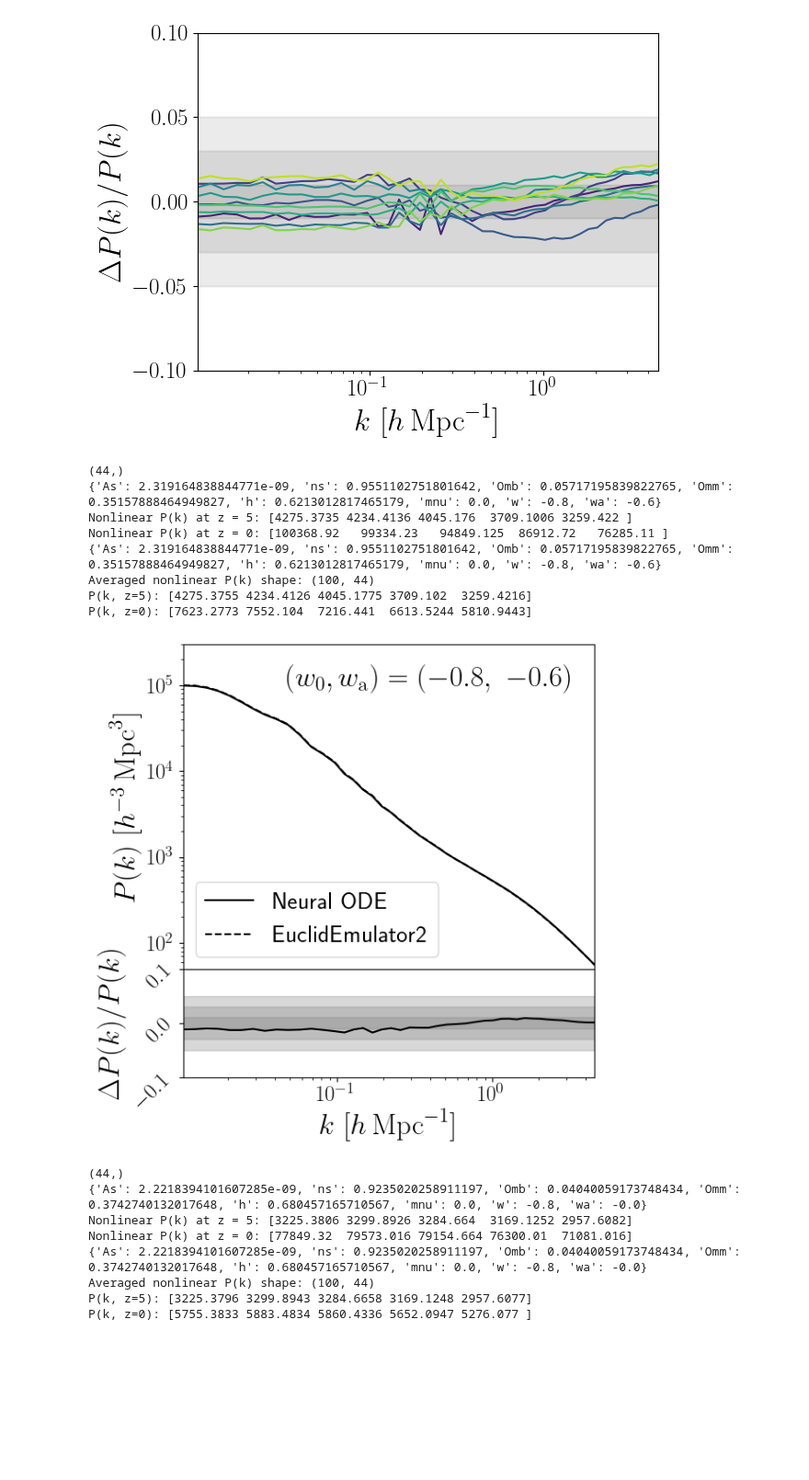
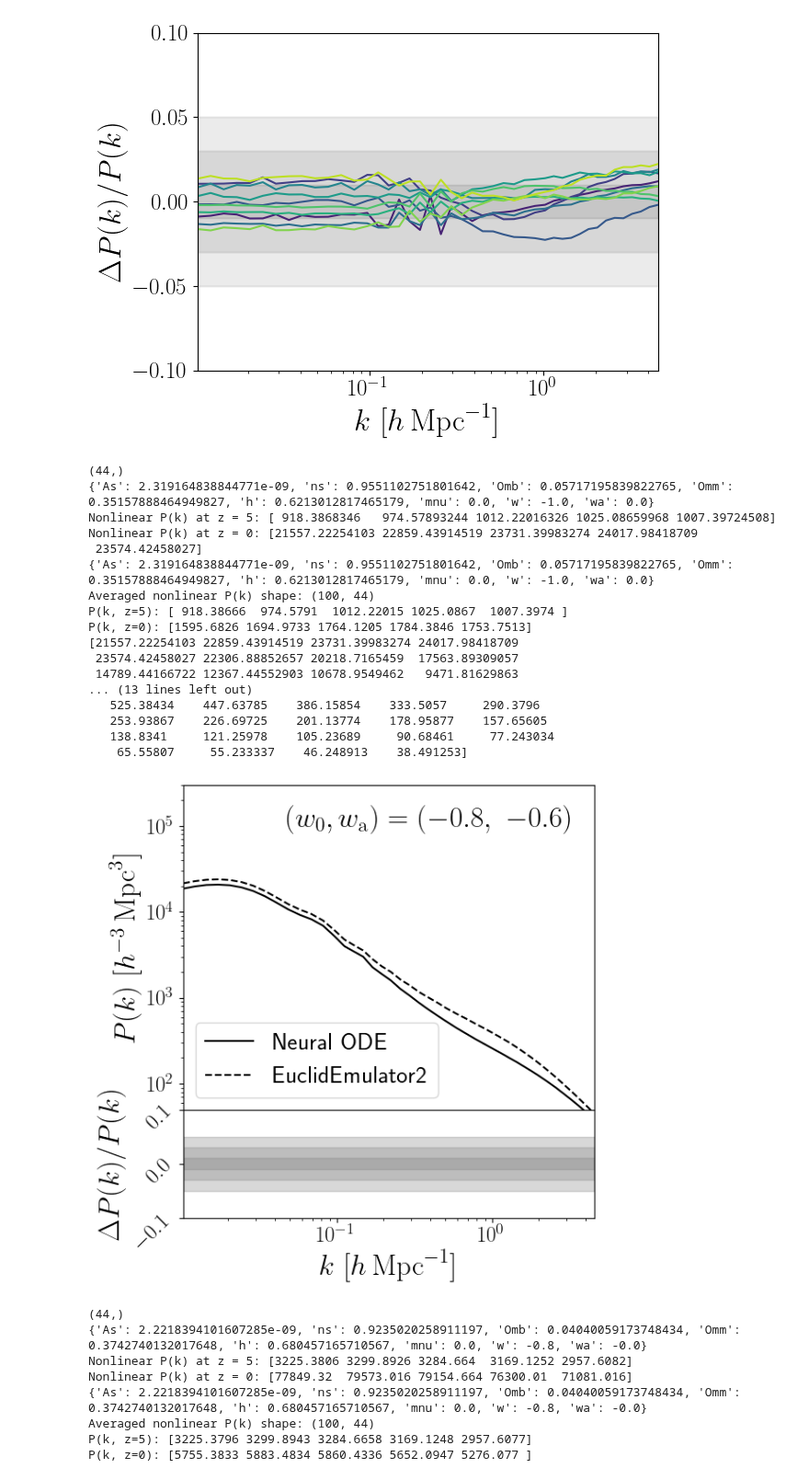
Before and after one commit to pltaylor16/odd_emu, a Jupyter notebook: new_approach_2/results.ipynb, the cells around one changed output. Shown at 92% size. Cells and saved outputs as stored; diff of their text form; code cells hidden in the pictures; blank space fills up the shorter version.

Commit message:
starting to add in camb

```diff
--- a/new_approach_2/results.ipynb
+++ b/new_approach_2/results.ipynb
@@ -496,12 +496,14 @@ P(k, z=5): [4546.61   4501.765  4299.2456 3940.486  3460.5513]
 P(k, z=0): [8096.7485 8017.5737 7656.8096 7012.6924 6158.3364]
 [figure]
 # %%
+# this is the one I am having trouble with. Need to figure out what is going on with camb
 import numpy as np
 from cosmopower_jax.cosmopower_jax import CosmoPowerJAX
 import euclidemu2 as ee2
 import os
 os.environ['MPLCONFIGDIR'] = os.getcwd() + "/configs/"
 from matplotlib import pyplot as plt
+import camb
 
 for seed in [42]:
 
@@ -525,8 +527,8 @@ for seed in [42]:
     Omm = rng.uniform(0.24, 0.40)
     h = rng.uniform(0.61, 0.73)
     mnu = 0.0
-    w = -0.8
-    wa = -0.6
+    w = -1.0
+    wa = 0.
 
     cosmo_dict = {
         'As': As, 'ns': ns, 'Omb': Omb, 'Omm': Omm, 'h': h,
@@ -543,8 +545,22 @@ for seed in [42]:
 
 
     def get_nonlinear_pk(z):
-        inp = np.array([omega_b, omega_cdm, h, ns, ln_10_A_s, z], dtype=np.float32)
-        pk_lin = emulator.predict(inp)[k_idx]
+        Om_c = cosmo_dict["Omm"] - cosmo_dict["Omb"]
+        H0 = cosmo_dict["h"] * 100
+        pars = camb.CAMBparams()
+        pars.set_cosmology(
+            H0=H0,
+            ombh2=cosmo_dict["Omb"] * cosmo_dict["h"]**2,
+            omch2=Om_c * cosmo_dict["h"]**2,
+            mnu=cosmo_dict["mnu"],
+        )
+        pars.set_dark_energy(w=cosmo_dict["w"], wa=cosmo_dict["wa"] ,dark_energy_model='ppf')
+        pars.InitPower.set_params(As=cosmo_dict["As"], ns=cosmo_dict["ns"])
+        pars.set_matter_power(redshifts=[z], kmax=k.max())
+        results = camb.get_results(pars)
+        PK = results.get_matter_power_interpolator(nonlinear=False, hubble_units=True, k_hunit=True)
+        pk_lin = PK.P(z, k)
+
         _, boost = ee2.get_boost(cosmo_dict, np.array([z]), k)
         pk_nl = pk_lin * boost[0]
         return pk_nl
@@ -582,7 +598,7 @@ for seed in [42]:
     Omm = rng.uniform(0.24, 0.40)
     h = rng.uniform(0.61, 0.73)
 
-    cosmo_dict = {'As': As, 'ns': ns, 'Omb': Omb, 'Omm': Omm, 'h': h, 'mnu': 0.0, 'w': -0.8, 'wa': -0.6}
+    cosmo_dict = {'As': As, 'ns': ns, 'Omb': Omb, 'Omm': Omm, 'h': h, 'mnu': 0.0, 'w': w, 'wa': wa}
     print(cosmo_dict)
     omega_b = Omb * h**2
     omega_cdm = (Omm - Omb) * h**2
@@ -590,8 +606,21 @@ for seed in [42]:
 
     # --- Get nonlinear logP(k,z) ---
     def get_nl_logpk(z):
-        inp = np.array([omega_b, omega_cdm, h, ns, ln_10_A_s, z], dtype=np.float32)
-        pk_lin = emulator.predict(inp)[k_idx]
+        Om_c = cosmo_dict["Omm"] - cosmo_dict["Omb"]
+        H0 = cosmo_dict["h"] * 100
+        pars = camb.CAMBparams()
+        pars.set_cosmology(
+            H0=H0,
+            ombh2=cosmo_dict["Omb"] * cosmo_dict["h"]**2,
+            omch2=Om_c * cosmo_dict["h"]**2,
+            mnu=cosmo_dict["mnu"],
+        )
+        pars.set_dark_energy(w=cosmo_dict["w"], wa=cosmo_dict["wa"], dark_energy_model='ppf')
+        pars.InitPower.set_params(As=cosmo_dict["As"], ns=cosmo_dict["ns"])
+        pars.set_matter_power(redshifts=[z], kmax=k.max())
+        results = camb.get_results(pars)
+        PK = results.get_matter_power_interpolator(nonlinear=False, hubble_units=True, k_hunit=True)
+        pk_lin = PK.P(z, k)
         _, boost = ee2.get_boost(cosmo_dict, np.array([z]), k)
         pk_nl = pk_lin * boost[0]
         return jnp.log(pk_nl.astype(jnp.float32))
@@ -601,7 +630,9 @@ for seed in [42]:
 
     def Hz_func(z):
         a = 1.0 / (1.0 + z)
-        Ez2 = Omm * (1 + z)**3 + (1 - Omm) * a**(-3 * (1 + (-1.0)))
+        wz = w + wa * z / (1 + z)
+        de_factor = a**(-3 * (1 + w + wa)) * jnp.exp(-3 * wa * z / (1 + z))
+        Ez2 = Omm * (1 + z)**3 + (1 - Omm) * de_factor
         return 100.0 * h * jnp.sqrt(Ez2)
 
     def rho_m_func(z):
@@ -679,6 +710,7 @@ for seed in [42]:
     # --- Average prediction over models ---
     pk_mean = jnp.mean(jnp.stack(all_pk), axis=0)
 
+
     print(f"Averaged nonlinear P(k) shape: {pk_mean.shape}")
     print(f"P(k, z=5): {pk_mean[0, :5]}")
     print(f"P(k, z=0): {pk_mean[30, :5]}")
@@ -727,40 +759,55 @@ for seed in [42]:
     r"$(w_{\rm 0}, w_{\rm a}) = (-0.8,\ -0.6)$",
     transform=ax1.transAxes,
     fontsize=24,
     verticalalignment='bottom'
 )
 
     # --- Bottom panel: Residuals ---
     residual = (pk_mean[-1] - pk_nl_z0) / pk_nl_z0
     ax2.plot(k, residual, color='k')
     ax2.set_xscale('log')
     ax2.set_xlabel(r"$k\ [h\,\mathrm{Mpc}^{-1}]$")
     ax2.set_ylabel(r"$\Delta P(k) / P(k)$")
     ax2.set_ylim(-0.1, 0.1)
     ax2.axhspan(-0.05, 0.05, color='gray', alpha=0.3, zorder=0)
     ax2.axhspan(-0.03, 0.03, color='gray', alpha=0.3, zorder=0)
     ax2.axhspan(-0.01, 0.01, color='gray', alpha=0.3, zorder=0)
 
     # Rotate tick labels on bottom plot
     for label in ax2.get_yticklabels():
         label.set_rotation(45)
 
     # Shared x-limits
     ax2.set_xlim(k.min(), k.max())
 
     #fig.title(r"$(w_{\rm 0}, w_{\rm a}) = (-0.8,\ 0.6)$", fontsize=24)
     plt.tight_layout()
     plt.savefig('plots/pk_w1.pdf')
+
+
+
+
+print(pk_nl_z0)
+print(pk_mean[-1])
 # %% [output]
 (44,)
-{'As': 2.319164838844771e-09, 'ns': 0.9551102751801642, 'Omb': 0.05717195839822765, 'Omm': 0.35157888464949827, 'h': 0.6213012817465179, 'mnu': 0.0, 'w': -0.8, 'wa': -0.6}
-Nonlinear P(k) at z = 5: [4275.3735 4234.4136 4045.176  3709.1006 3259.422 ]
-Nonlinear P(k) at z = 0: [100368.92   99334.23   94849.125  86912.72   76285.11 ]
-{'As': 2.319164838844771e-09, 'ns': 0.9551102751801642, 'Omb': 0.05717195839822765, 'Omm': 0.35157888464949827, 'h': 0.6213012817465179, 'mnu': 0.0, 'w': -0.8, 'wa': -0.6}
+{'As': 2.319164838844771e-09, 'ns': 0.9551102751801642, 'Omb': 0.05717195839822765, 'Omm': 0.35157888464949827, 'h': 0.6213012817465179, 'mnu': 0.0, 'w': -1.0, 'wa': 0.0}
+Nonlinear P(k) at z = 5: [ 918.3868346   974.57893244 1012.22016326 1025.08659968 1007.39724508]
+Nonlinear P(k) at z = 0: [21557.22254103 22859.43914519 23731.39983274 24017.98418709
+ 23574.42458027]
+{'As': 2.319164838844771e-09, 'ns': 0.9551102751801642, 'Omb': 0.05717195839822765, 'Omm': 0.35157888464949827, 'h': 0.6213012817465179, 'mnu': 0.0, 'w': -1.0, 'wa': 0.0}
 Averaged nonlinear P(k) shape: (100, 44)
-P(k, z=5): [4275.3755 4234.4126 4045.1775 3709.102  3259.4216]
-P(k, z=0): [7623.2773 7552.104  7216.441  6613.5244 5810.9443]
+P(k, z=5): [ 918.38666  974.5791  1012.22015 1025.0867  1007.3974 ]
+P(k, z=0): [1595.6826 1694.9733 1764.1205 1784.3846 1753.7513]
+[21557.22254103 22859.43914519 23731.39983274 24017.98418709
+ 23574.42458027 22306.88852657 20218.7165459  17563.89309057
+ 14789.44166722 12367.44552903 10678.9549462   9471.81629863
+... (13 lines left out)
+   525.38434    447.63785    386.15854    333.5057     290.3796
+   253.93867    226.69725    201.13774    178.95877    157.65605
+   138.8341     121.25978    105.23689     90.68461     77.243034
+    65.55807     55.233337    46.248913    38.491253]
-[figure, old version]
+[figure, new version]
 # %%
 import numpy as np
 from cosmopower_jax.cosmopower_jax import CosmoPowerJAX
```
